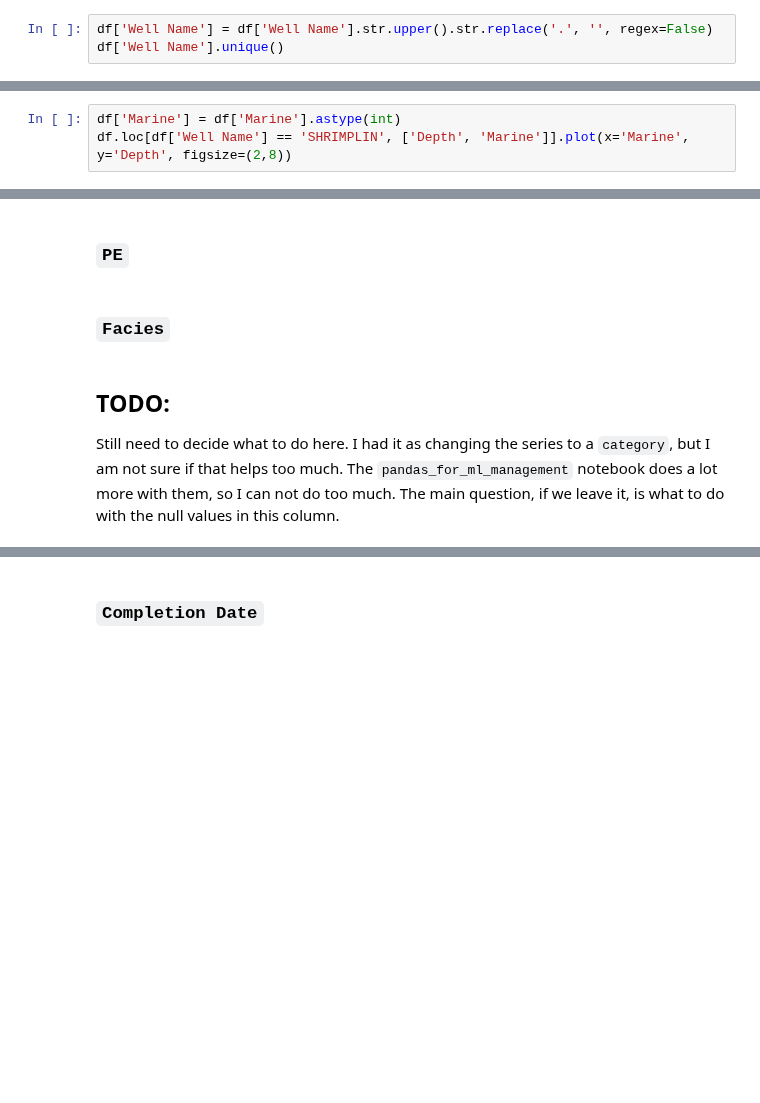
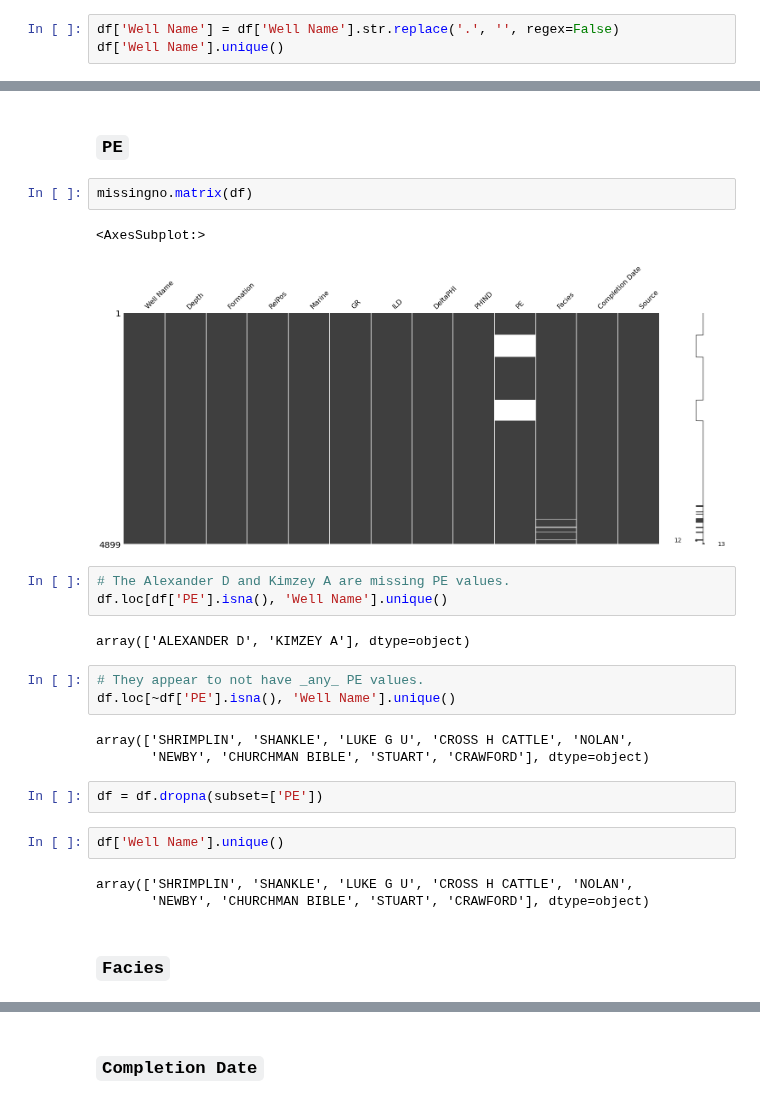
Before and after one commit to agilescientific/geocomputing, a Jupyter notebook: dev/Cleaning_panoma.ipynb, the cells around one changed output, grey strips where cells are left out. Cells and saved outputs as stored; diff of their text form; blank space fills up the shorter version.

```diff
--- a/dev/Cleaning_panoma.ipynb
+++ b/dev/Cleaning_panoma.ipynb
@@ -91,7 +152,7 @@ array(['SHRIMPLIN', 'ALEXANDER D', 'SHANKLE', 'LUKE G U', 'KIMZEY A',
        'CROSS H. CATTLE', 'CROSS H CATTLE', 'NOLAN', 'NEWBY',
        'CHURCHMAN BIBLE', 'STUART', 'CRAWFORD'], dtype=object)
 # %%
-df['Well Name'] = df['Well Name'].str.upper().str.replace('.', '', regex=False)
+df['Well Name'] = df['Well Name'].str.replace('.', '', regex=False)
 df['Well Name'].unique()
 # %% [output]
 array(['SHRIMPLIN', 'ALEXANDER D', 'SHANKLE', 'LUKE G U', 'KIMZEY A',
@@ -207,6 +268,3 @@ df.loc[df['Well Name'] == 'SHRIMPLIN', ['Depth', 'Marine']].plot(x='Marine', y='
 # %% [output]
 <AxesSubplot:xlabel='Marine'>
 [figure]
-# %%
-df['Marine'] = df['Marine'].astype(int)
-df.loc[df['Well Name'] == 'SHRIMPLIN', ['Depth', 'Marine']].plot(x='Marine', y='Depth', figsize=(2,8))
@@ -270,9 +327,28 @@ for name, grp in df.groupby('Well Name'):
 [figure]
 # %% [markdown]
 ### `PE`
+# %%
+missingno.matrix(df)
+# %% [output]
+<AxesSubplot:>
+[figure, added]
+# %%
+# The Alexander D and Kimzey A are missing PE values.
+df.loc[df['PE'].isna(), 'Well Name'].unique()
+# %% [output]
+array(['ALEXANDER D', 'KIMZEY A'], dtype=object)
+# %%
+# They appear to not have _any_ PE values.
+df.loc[~df['PE'].isna(), 'Well Name'].unique()
+# %% [output]
+array(['SHRIMPLIN', 'SHANKLE', 'LUKE G U', 'CROSS H CATTLE', 'NOLAN',
+       'NEWBY', 'CHURCHMAN BIBLE', 'STUART', 'CRAWFORD'], dtype=object)
+# %%
+df = df.dropna(subset=['PE'])
+# %%
+df['Well Name'].unique()
+# %% [output]
+array(['SHRIMPLIN', 'SHANKLE', 'LUKE G U', 'CROSS H CATTLE', 'NOLAN',
+       'NEWBY', 'CHURCHMAN BIBLE', 'STUART', 'CRAWFORD'], dtype=object)
 # %% [markdown]
 ### `Facies`
-# %% [markdown]
-## TODO:
-
-Still need to decide what to do here. I had it as changing the series to a `category`, but I am not sure if that helps too much. The `pandas_for_ml_management` notebook does a lot more with them, so I can not do too much. The main question, if we leave it, is what to do with the null values in this column.
```
Also changed, not shown: parts of 31 cells of this notebook.
